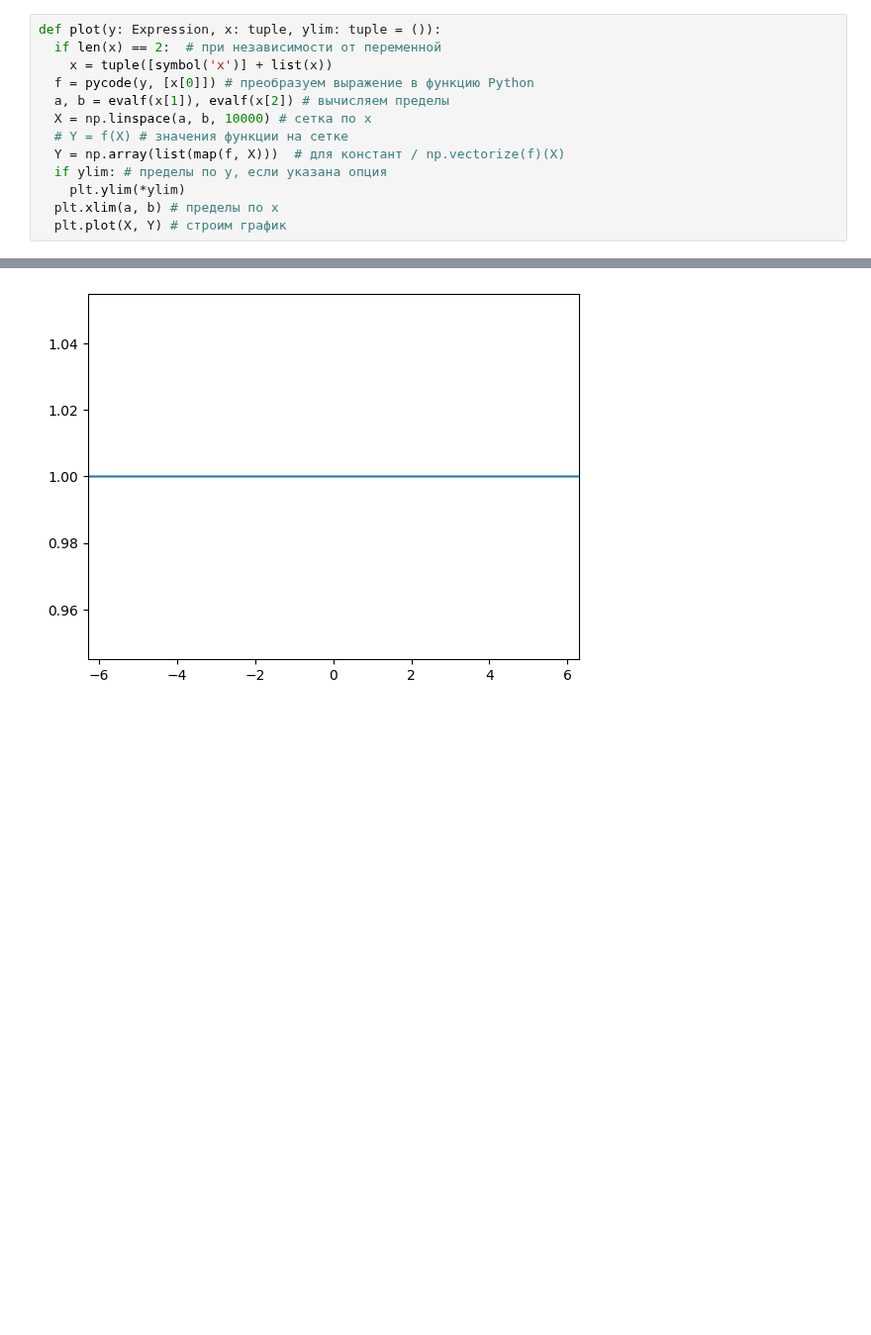
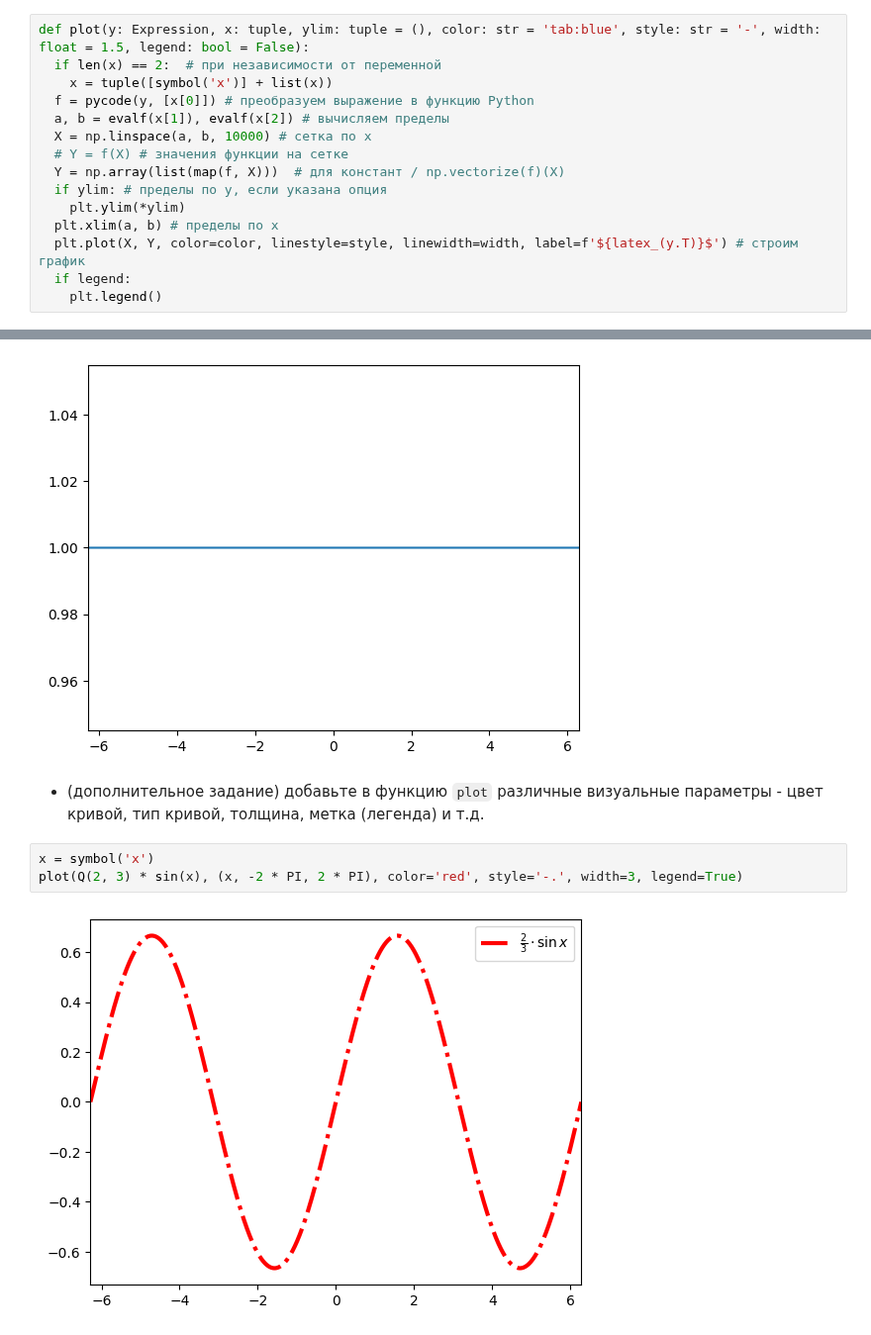
Before and after one commit to abgcw-dead/ca, a Jupyter notebook: L1.ipynb, the cells around one changed output, grey strips where cells are left out. Shown at 99% size. Cells and saved outputs as stored; diff of their text form; blank space fills up the shorter version.

Commit message:
Added plot params

```diff
--- a/L1.ipynb
+++ b/L1.ipynb
@@ -3586,7 +3586,7 @@ $\displaystyle \sin{\left( \frac{\pi}{x + y} \right)}$
 
 * Базовая функция `plot` предназначена для построения графика заданного символьного выражения в заданном интервале заданной переменной. Первый аргумент - выражение, второй - кортеж из трех элементов (переменная, нижний предел, верхний предел), опциональный аргумент `ylim` ограничивает область графика заданными пределами. Если он не установлен, то пределы вычисляются автоматически.
 # %%
-def plot(y: Expression, x: tuple, ylim: tuple = ()):
+def plot(y: Expression, x: tuple, ylim: tuple = (), color: str = 'tab:blue', style: str = '-', width: float = 1.5, legend: bool = False):
   if len(x) == 2:  # при независимости от переменной
     x = tuple([symbol('x')] + list(x))
   f = pycode(y, [x[0]]) # преобразуем выражение в функцию Python
@@ -3597,7 +3597,9 @@ def plot(y: Expression, x: tuple, ylim: tuple = ()):
   if ylim: # пределы по y, если указана опция
     plt.ylim(*ylim)
   plt.xlim(a, b) # пределы по x
-  plt.plot(X, Y) # строим график
+  plt.plot(X, Y, color=color, linestyle=style, linewidth=width, label=f'${latex_(y.T)}$') # строим график
+  if legend:
+    plt.legend()
 # %% [markdown]
 * Проверьте на разных выражениях:
 # %%
@@ -3617,3 +3619,10 @@ one = Z(1)
 plot(one, (-2 * PI, 2 * PI))
 # %% [output]
 [figure]
+# %% [markdown]
+* (дополнительное задание) добавьте в функцию `plot` различные визуальные параметры - цвет кривой, тип кривой, толщина, метка (легенда) и т.д.
+# %%
+x = symbol('x')
+plot(Q(2, 3) * sin(x), (x, -2 * PI, 2 * PI), color='red', style='-.', width=3, legend=True)
+# %% [output]
+[figure, added]
```
